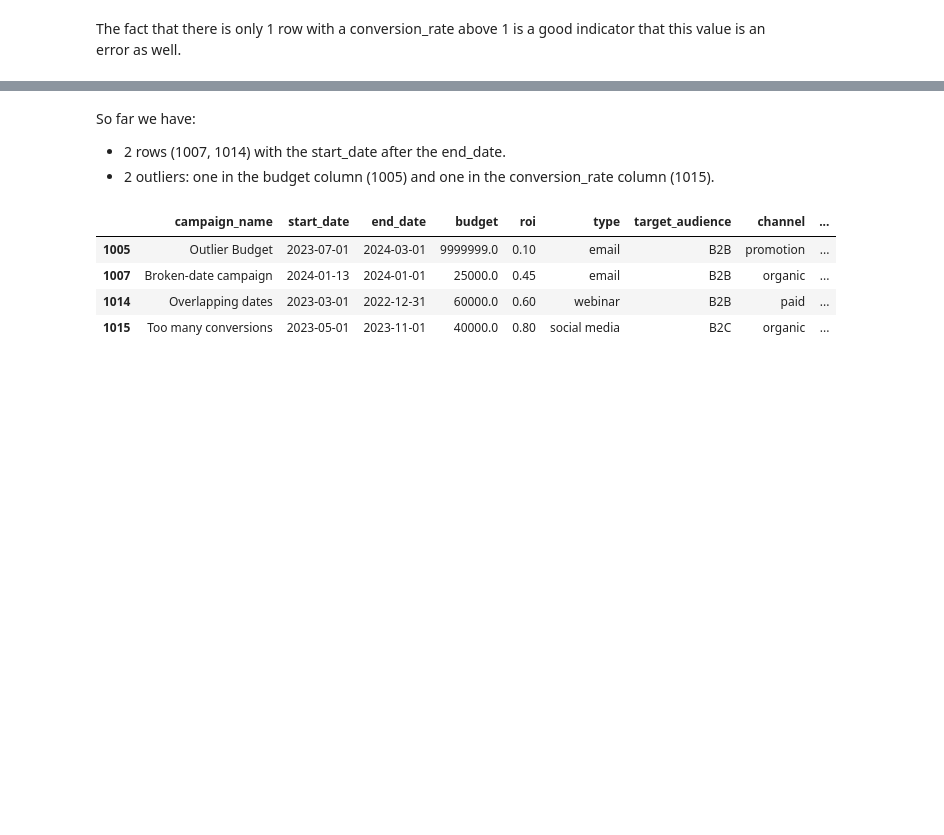
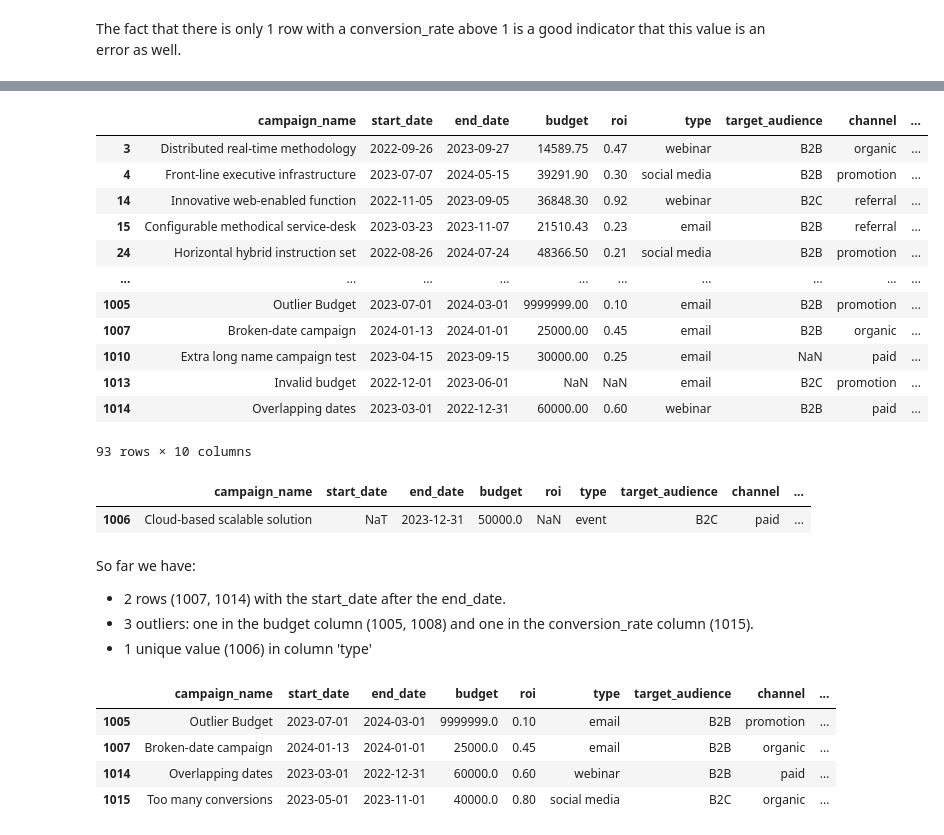
Before and after one commit to Ignacio538/Marketing-Campaings, a Jupyter notebook: Analysis.ipynb, the cells around one changed output, grey strips where cells are left out. Saved outputs shown, nothing was run; the diff lists cells and outputs as text; code cells hidden in the pictures; blank space fills up the shorter version.

```diff
--- a/Analysis.ipynb
+++ b/Analysis.ipynb
@@ -381,6 +414,30 @@ The fact that there is only 1 row with a conversion_rate above 1 is a good indic
+# %%
+outlier_revenue_min
+# %% [output]
+|  | campaign_name | start_date | end_date | budget | roi | type | target_audience | channel | ... |
+| 3 | Distributed real-time methodology | 2022-09-26 | 2023-09-27 | 14589.75 | 0.47 | webinar | B2B | organic | ... |
+| 4 | Front-line executive infrastructure | 2023-07-07 | 2024-05-15 | 39291.90 | 0.30 | social media | B2B | promotion | ... |
+| 14 | Innovative web-enabled function | 2022-11-05 | 2023-09-05 | 36848.30 | 0.92 | webinar | B2C | referral | ... |
+| 15 | Configurable methodical service-desk | 2023-03-23 | 2023-11-07 | 21510.43 | 0.23 | email | B2B | referral | ... |
+| 24 | Horizontal hybrid instruction set | 2022-08-26 | 2024-07-24 | 48366.50 | 0.21 | social media | B2B | promotion | ... |
+| ... | ... | ... | ... | ... | ... | ... | ... | ... | ... |
+| 1005 | Outlier Budget | 2023-07-01 | 2024-03-01 | 9999999.00 | 0.10 | email | B2B | promotion | ... |
+| 1007 | Broken-date campaign | 2024-01-13 | 2024-01-01 | 25000.00 | 0.45 | email | B2B | organic | ... |
+| 1010 | Extra long name campaign test | 2023-04-15 | 2023-09-15 | 30000.00 | 0.25 | email | NaN | paid | ... |
+| 1013 | Invalid budget | 2022-12-01 | 2023-06-01 | NaN | NaN | email | B2C | promotion | ... |
+| 1014 | Overlapping dates | 2023-03-01 | 2022-12-31 | 60000.00 | 0.60 | webinar | B2B | paid | ... |
+93 rows × 10 columns
+# %%
+# Let's see the row with the unique value in column 'type' again
+df2_filtered = df2[df2['type'] == 'event']
+df2_filtered
+# %% [output]
+|  | campaign_name | start_date | end_date | budget | roi | type | target_audience | channel | ... |
+| 1006 | Cloud-based scalable solution | NaT | 2023-12-31 | 50000.0 | NaN | event | B2C | paid | ... |
 # %% [markdown]
 So far we have:
 - 2 rows (1007, 1014) with the start_date after the end_date.
-- 2 outliers: one in the budget column (1005) and one in the conversion_rate column (1015).
+- 3 outliers: one in the budget column (1005, 1008) and one in the conversion_rate column (1015).
+- 1 unique value (1006) in column 'type'
 # %%
 # Let's see all rows with wrong information
```
Also changed, not shown: parts of 8 cells of this notebook.
